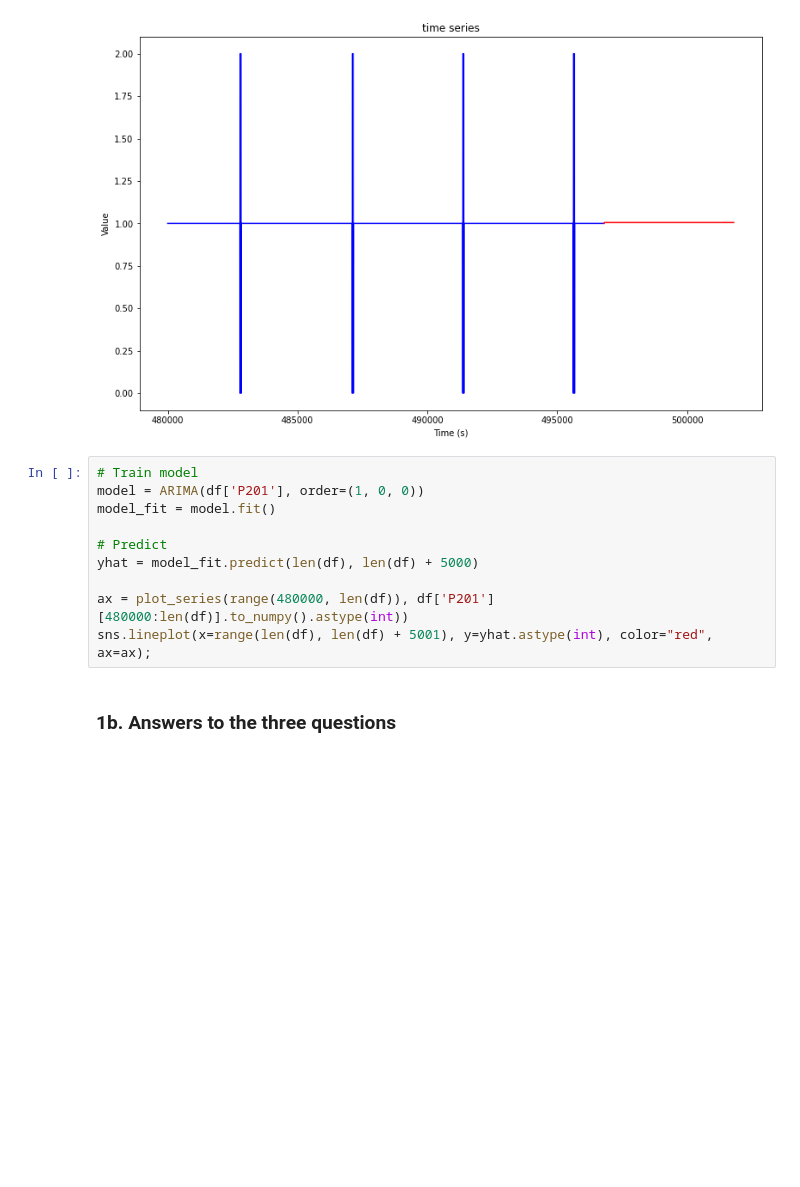
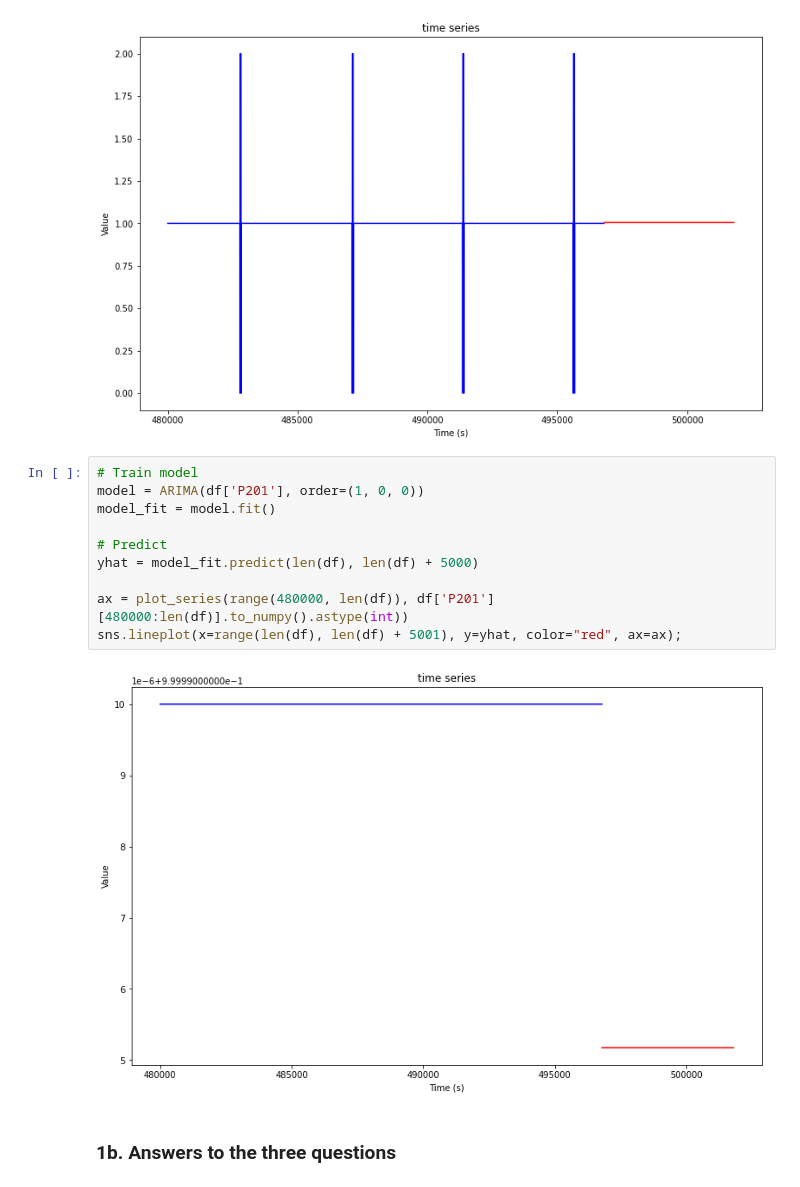
Before and after one commit to mvanmeerten/CDA, a Jupyter notebook: Lab2-group33/Lab2.ipynb, the cells around one changed output. Cells and saved outputs as stored; diff of their text form; blank space fills up the shorter version.

```diff
--- a/Lab2-group33/Lab2.ipynb
+++ b/Lab2-group33/Lab2.ipynb
@@ -131,13 +131,15 @@ sns.lineplot(x=range(len(df), len(df) + 5001), y=yhat, color="red", ax=ax);
 # %%
 # Train model
 model = ARIMA(df['P201'], order=(1, 0, 0))
 model_fit = model.fit()
 
 # Predict
 yhat = model_fit.predict(len(df), len(df) + 5000)
 
 ax = plot_series(range(480000, len(df)), df['P201'][480000:len(df)].to_numpy().astype(int))
-sns.lineplot(x=range(len(df), len(df) + 5001), y=yhat.astype(int), color="red", ax=ax);
+sns.lineplot(x=range(len(df), len(df) + 5001), y=yhat, color="red", ax=ax);
+# %% [output]
+[figure, added]
 # %% [markdown]
 ### 1b. Answers to the three questions
 # %% [markdown]
```
Also changed, not shown: parts of 7 cells of this notebook, 1 other file.
